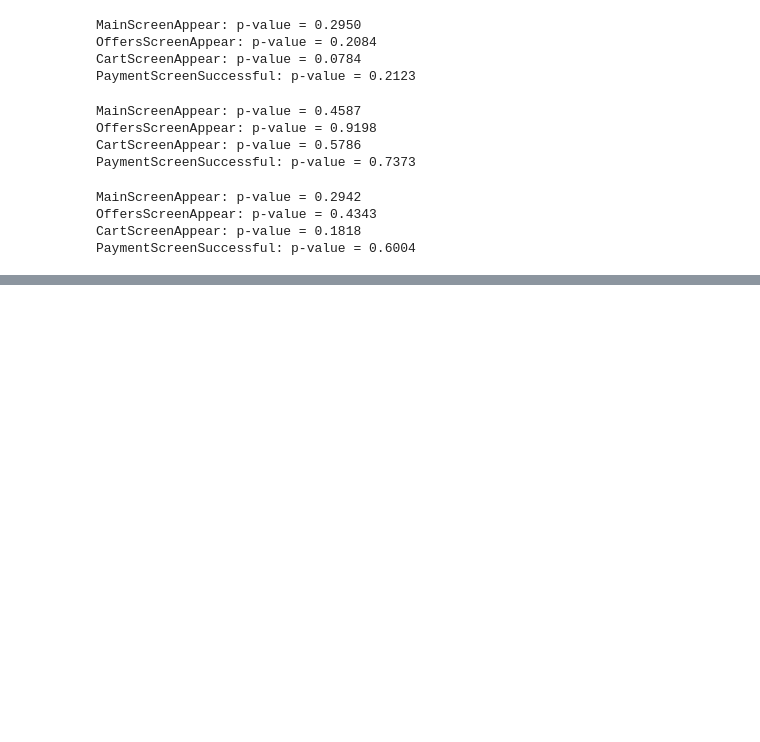
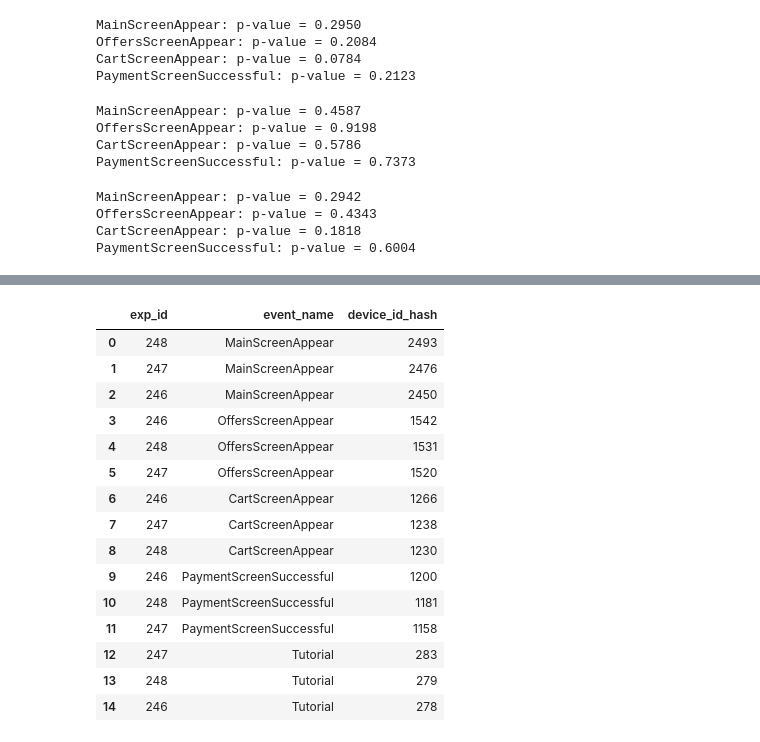
Before and after one commit to thaisCrtn/food-app-funnel-ab-testing-analysis, a Jupyter notebook: notebooks/EDA.ipynb, the cells around one changed output, grey strips where cells are left out. Saved outputs shown, nothing was run; the diff lists cells and outputs as text; code cells hidden in the pictures; blank space fills up the shorter version.

Commit message:
feat: complete funnel and A/A/B analysis

```diff
--- a/notebooks/EDA.ipynb
+++ b/notebooks/EDA.ipynb
@@ -484,0 +539,27 @@ Ate o momento, nenhum dos 16 testes apresentou diferenca estatisticamente signif
+# %%
+funnel_by_group = (
+    df_filtered
+    .groupby(['exp_id', 'event_name'])['device_id_hash']
+    .nunique()
+    .sort_values(ascending=False)
+    .reset_index()
+)
+
+funnel_by_group
+# %% [output]
+|  | exp_id | event_name | device_id_hash |
+| 0 | 248 | MainScreenAppear | 2493 |
+| 1 | 247 | MainScreenAppear | 2476 |
+| 2 | 246 | MainScreenAppear | 2450 |
+| 3 | 246 | OffersScreenAppear | 1542 |
+| 4 | 248 | OffersScreenAppear | 1531 |
+| 5 | 247 | OffersScreenAppear | 1520 |
+| 6 | 246 | CartScreenAppear | 1266 |
+| 7 | 247 | CartScreenAppear | 1238 |
+| 8 | 248 | CartScreenAppear | 1230 |
+| 9 | 246 | PaymentScreenSuccessful | 1200 |
+| 10 | 248 | PaymentScreenSuccessful | 1181 |
+| 11 | 247 | PaymentScreenSuccessful | 1158 |
+| 12 | 247 | Tutorial | 283 |
+| 13 | 248 | Tutorial | 279 |
+| 14 | 246 | Tutorial | 278 |
```
Also changed, not shown: parts of 7 cells of this notebook.
